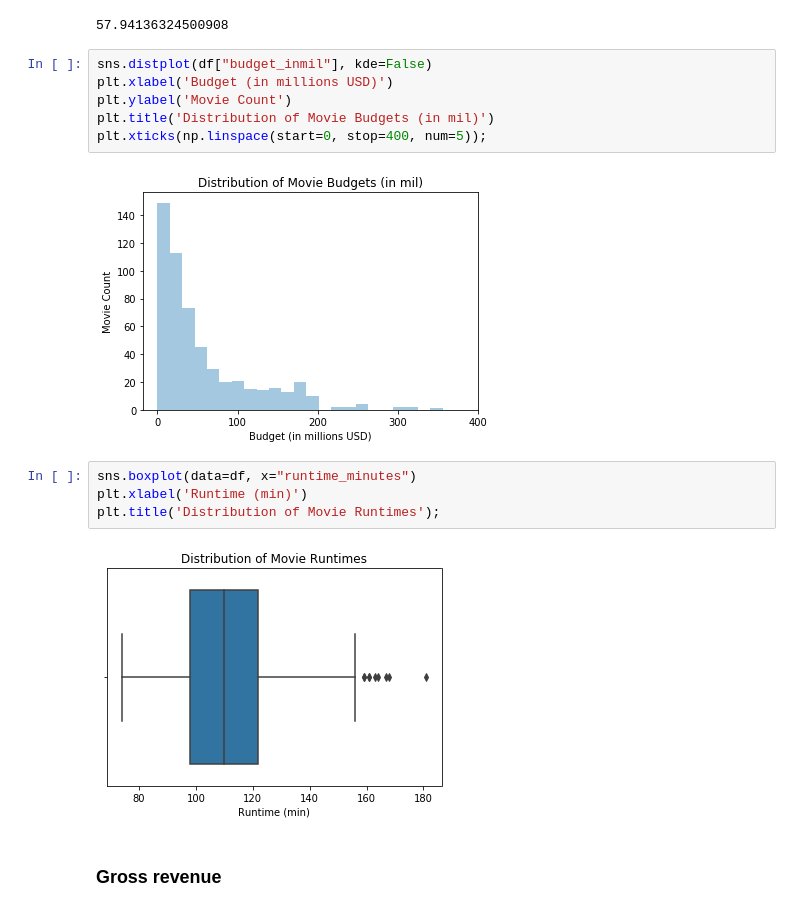
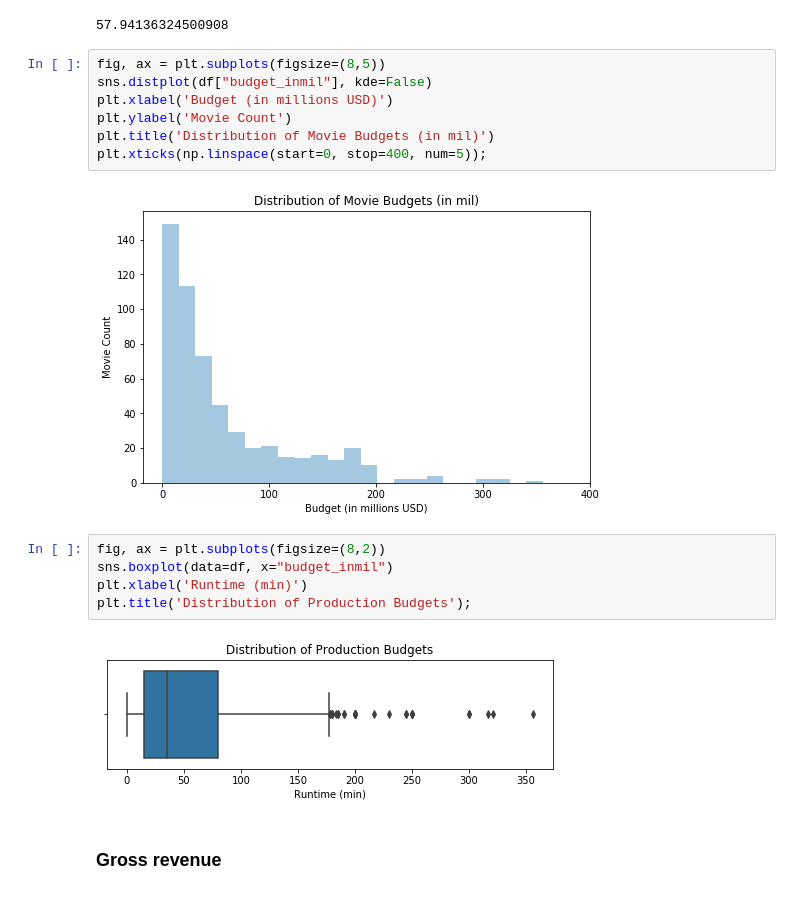
Before and after one commit to kevinsgiroux/dsc-mod-1-project-v2-1-onl01-dtsc-ft-070620, a Jupyter notebook: student.ipynb, the cells around one changed output. Drawn from its saved outputs; the diff is of its cells as text.

```diff
--- a/student.ipynb
+++ b/student.ipynb
@@ -1711,19 +1587,21 @@ df['budget_inmil'].mean()
 # %% [output]
 57.94136324500908
 # %%
+fig, ax = plt.subplots(figsize=(8,5))
 sns.distplot(df["budget_inmil"], kde=False)
 plt.xlabel('Budget (in millions USD)')
 plt.ylabel('Movie Count')
 plt.title('Distribution of Movie Budgets (in mil)')
 plt.xticks(np.linspace(start=0, stop=400, num=5));
 # %% [output]
-[figure, old version]
+[figure, new version]
 # %%
-sns.boxplot(data=df, x="runtime_minutes")
+fig, ax = plt.subplots(figsize=(8,2))
+sns.boxplot(data=df, x="budget_inmil")
 plt.xlabel('Runtime (min)')
-plt.title('Distribution of Movie Runtimes');
+plt.title('Distribution of Production Budgets');
 # %% [output]
-[figure, old version]
+[figure, new version]
 # %% [markdown]
 ### Gross revenue
 # %%
```
Also changed, not shown: parts of 83 cells of this notebook, 5 other files.
